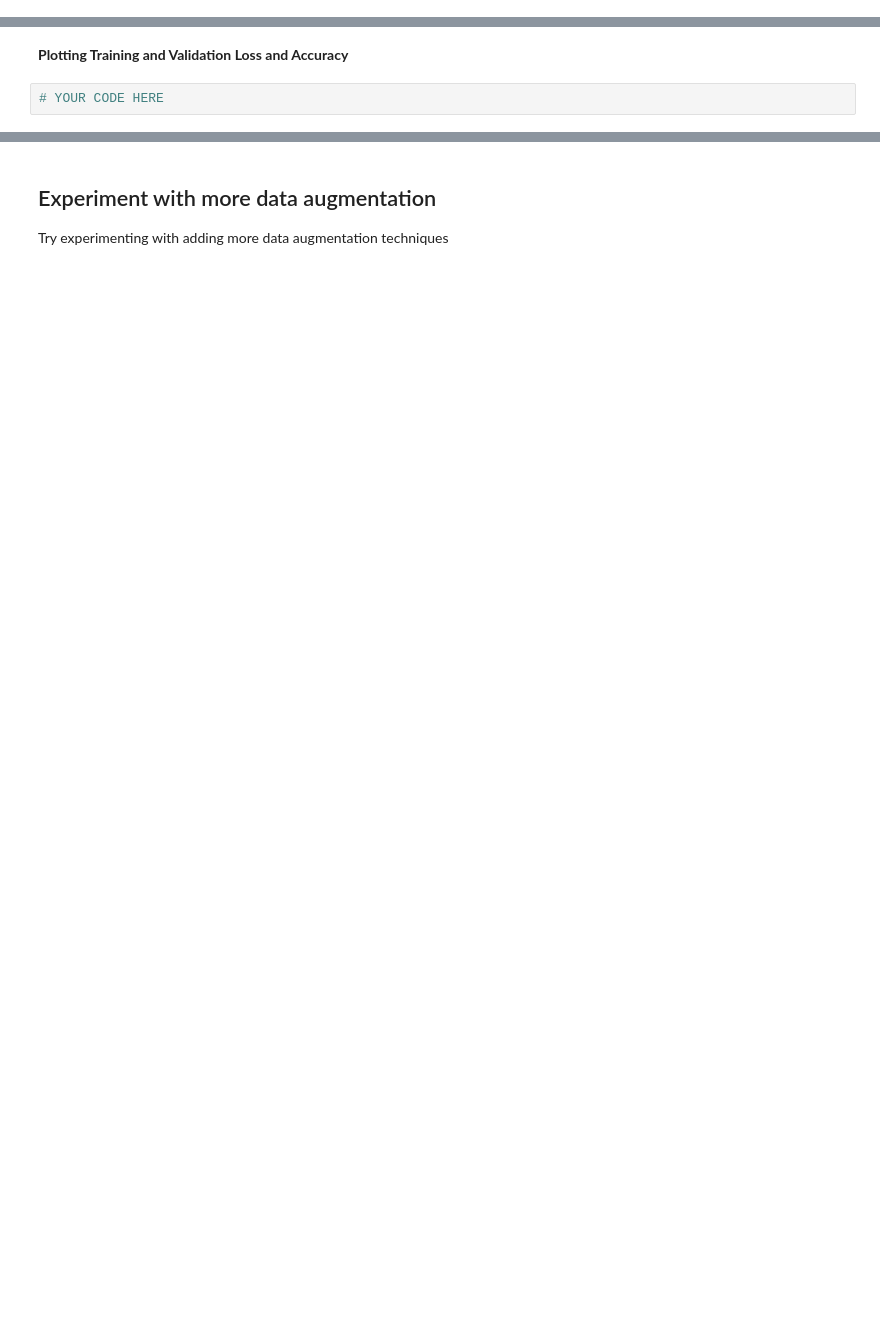
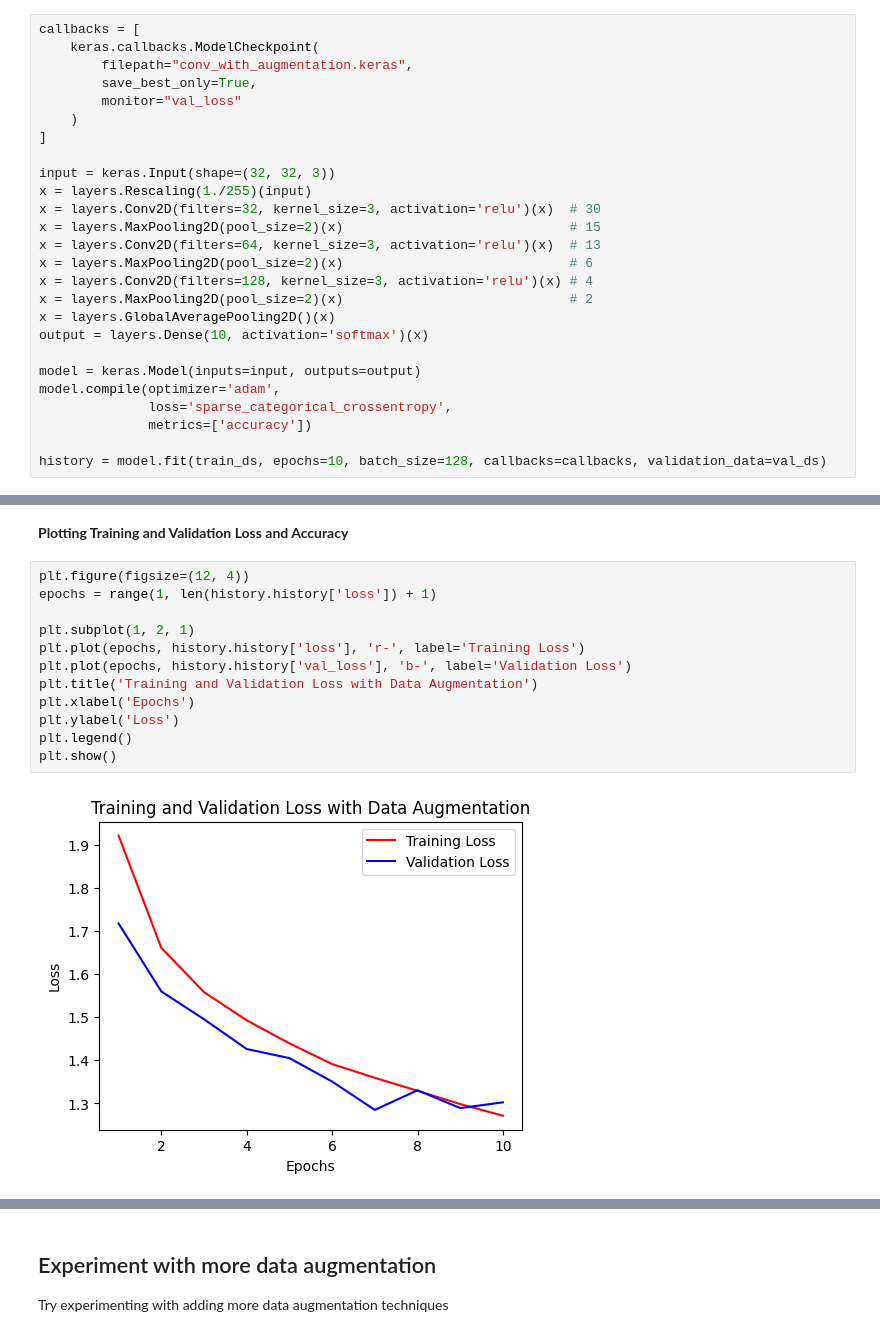
Before and after one commit to MiguelAtencio/deep-learning-copilot, a Jupyter notebook: ML4BI_E5.ipynb, the cells around one changed output, grey strips where cells are left out. Cells and saved outputs as stored; diff of their text form; blank space fills up the shorter version.

Commit message:
Adding exercise 5 solution. CNNs and data augmentation

```diff
--- a/ML4BI_E5.ipynb
+++ b/ML4BI_E5.ipynb
@@ -65,0 +156,26 @@ Now, add a data augmentation step and compare model performance.
+# %%
+callbacks = [
+    keras.callbacks.ModelCheckpoint(
+        filepath="conv_with_augmentation.keras",
+        save_best_only=True,
+        monitor="val_loss"
+    )
+]
+
+input = keras.Input(shape=(32, 32, 3))
+x = layers.Rescaling(1./255)(input)
+x = layers.Conv2D(filters=32, kernel_size=3, activation='relu')(x)  # 30
+x = layers.MaxPooling2D(pool_size=2)(x)                             # 15
+x = layers.Conv2D(filters=64, kernel_size=3, activation='relu')(x)  # 13
+x = layers.MaxPooling2D(pool_size=2)(x)                             # 6
+x = layers.Conv2D(filters=128, kernel_size=3, activation='relu')(x) # 4
+x = layers.MaxPooling2D(pool_size=2)(x)                             # 2
+x = layers.GlobalAveragePooling2D()(x)
+output = layers.Dense(10, activation='softmax')(x)
+
+model = keras.Model(inputs=input, outputs=output)
+model.compile(optimizer='adam',
+              loss='sparse_categorical_crossentropy',
+              metrics=['accuracy'])
+
+history = model.fit(train_ds, epochs=10, batch_size=128, callbacks=callbacks, validation_data=val_ds)
@@ -66,4 +203,16 @@ Now, add a data augmentation step and compare model performance.
 # %% [markdown]
 **Plotting Training and Validation Loss and Accuracy**
-# %%
-# YOUR CODE HERE
+# %%
+plt.figure(figsize=(12, 4))
+epochs = range(1, len(history.history['loss']) + 1)
+
+plt.subplot(1, 2, 1)
+plt.plot(epochs, history.history['loss'], 'r-', label='Training Loss')
+plt.plot(epochs, history.history['val_loss'], 'b-', label='Validation Loss')
+plt.title('Training and Validation Loss with Data Augmentation')
+plt.xlabel('Epochs')
+plt.ylabel('Loss')
+plt.legend()
+plt.show()
+# %% [output]
+[figure, added]
```
Also changed, not shown: parts of 20 cells of this notebook.
